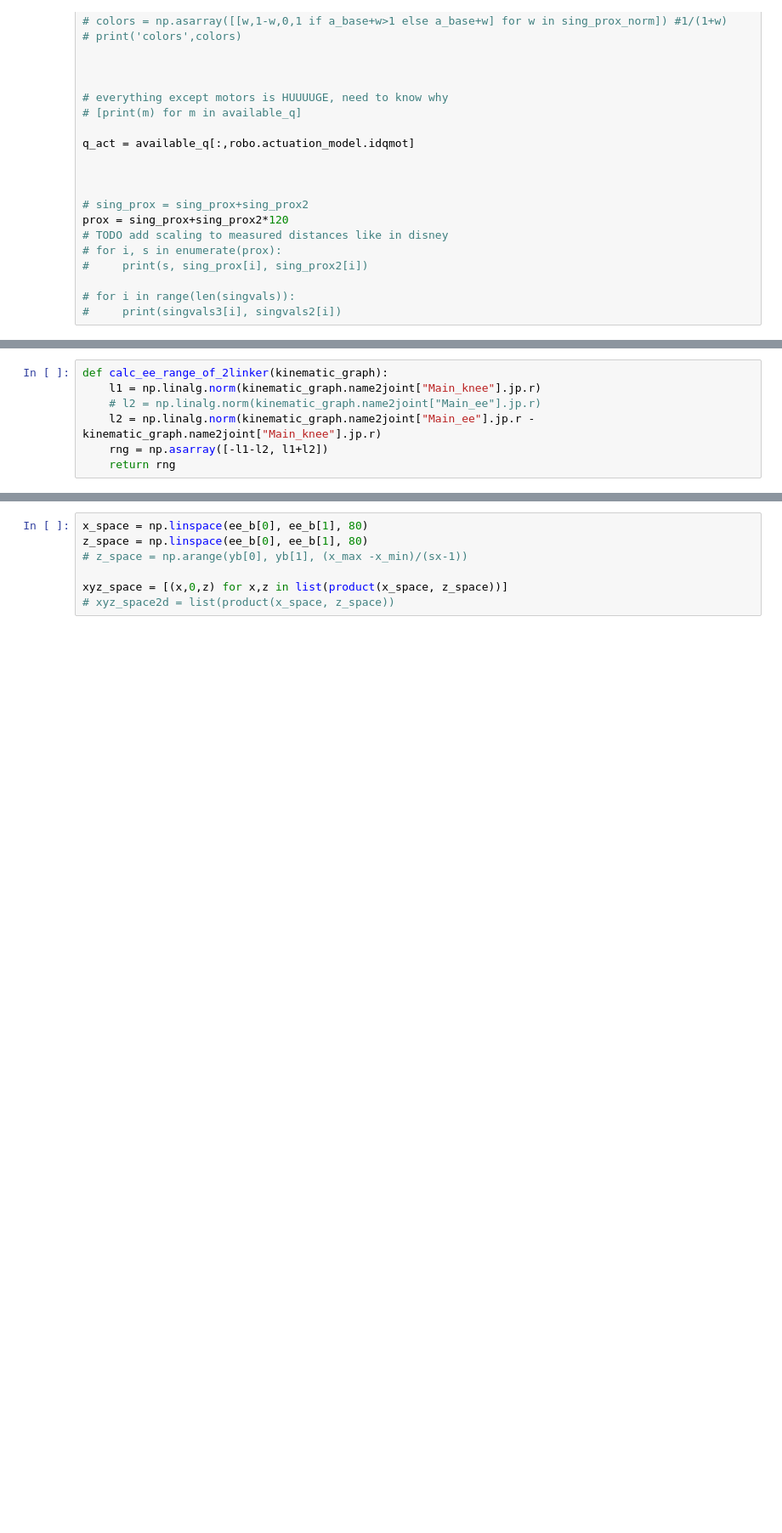
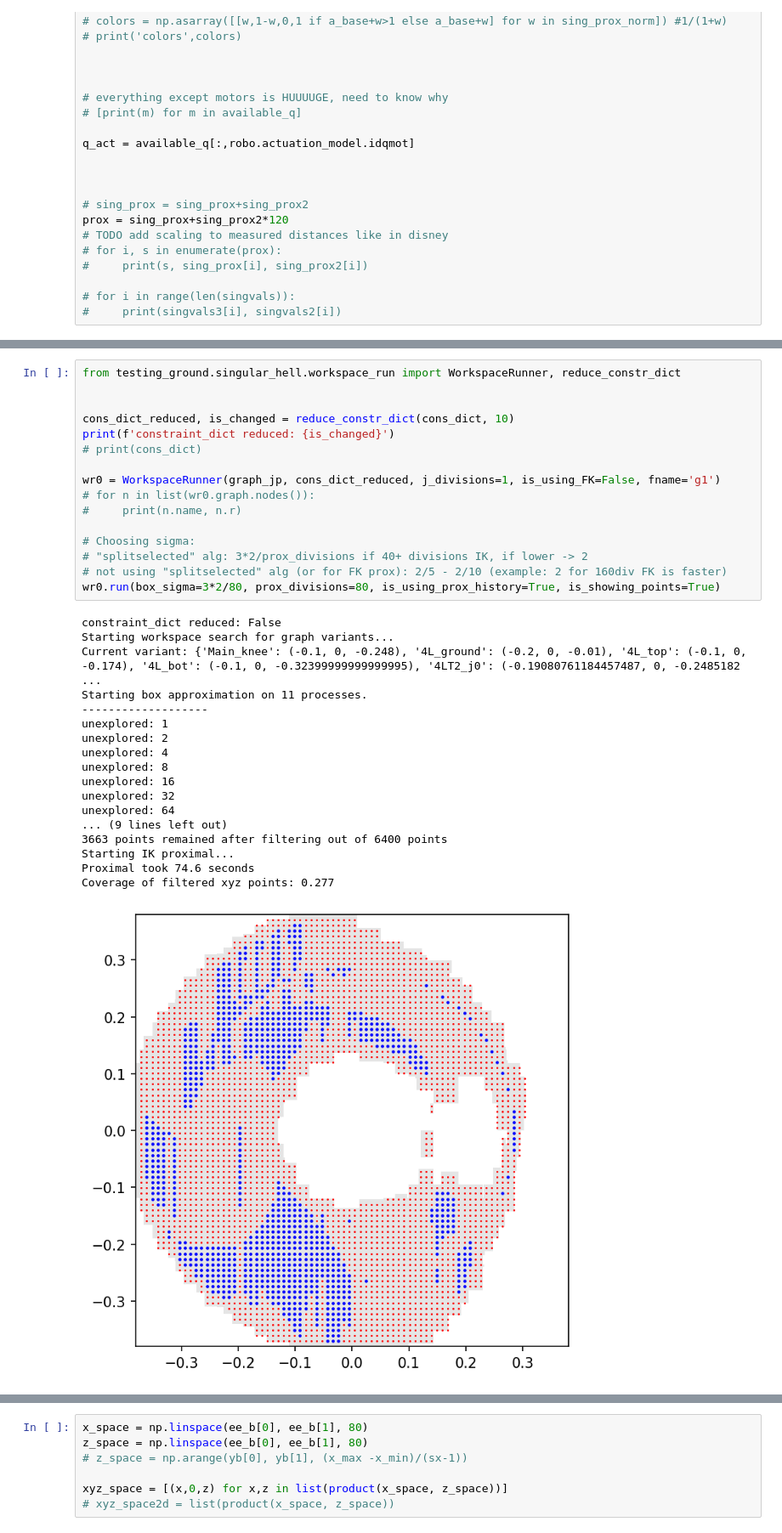
Before and after one commit to LicAiBeerLab/auto-robotics-design, a Jupyter notebook: testing_ground/singular_hell/prox_n_boxes_combined.ipynb, the cells around one changed output, grey strips where cells are left out. Shown at 85% size. Saved outputs shown, nothing was run; the diff lists cells and outputs as text; blank space fills up the shorter version.

```diff
--- a/testing_ground/singular_hell/prox_n_boxes_combined.ipynb
+++ b/testing_ground/singular_hell/prox_n_boxes_combined.ipynb
@@ -718,7 +583,35 @@ kinematic_graph.define_link_frames()
-# %%
-def calc_ee_range_of_2linker(kinematic_graph):
-    l1 = np.linalg.norm(kinematic_graph.name2joint["Main_knee"].jp.r)
-    # l2 = np.linalg.norm(kinematic_graph.name2joint["Main_ee"].jp.r)
-    l2 = np.linalg.norm(kinematic_graph.name2joint["Main_ee"].jp.r - kinematic_graph.name2joint["Main_knee"].jp.r)
-    rng = np.asarray([-l1-l2, l1+l2])
-    return rng
+# %%
+from testing_ground.singular_hell.workspace_run import WorkspaceRunner, reduce_constr_dict
+
+
+cons_dict_reduced, is_changed = reduce_constr_dict(cons_dict, 10)
+print(f'constraint_dict reduced: {is_changed}')
+# print(cons_dict)
+
+wr0 = WorkspaceRunner(graph_jp, cons_dict_reduced, j_divisions=1, is_using_FK=False, fname='g1')
+# for n in list(wr0.graph.nodes()):
+#     print(n.name, n.r)
+
+# Choosing sigma:
+# "splitselected" alg: 3*2/prox_divisions if 40+ divisions IK, if lower -> 2
+# not using "splitselected" alg (or for FK prox): 2/5 - 2/10 (example: 2 for 160div FK is faster)
+wr0.run(box_sigma=3*2/80, prox_divisions=80, is_using_prox_history=True, is_showing_points=True)
+# %% [output]
+constraint_dict reduced: False
+Starting workspace search for graph variants...
+Current variant: {'Main_knee': (-0.1, 0, -0.248), '4L_ground': (-0.2, 0, -0.01), '4L_top': (-0.1, 0, -0.174), '4L_bot': (-0.1, 0, -0.32399999999999995), '4LT2_j0': (-0.19080761184457487, 0, -0.2485182 ...
+Starting box approximation on 11 processes.
+-------------------
+unexplored: 1
+unexplored: 2
+unexplored: 4
+unexplored: 8
+unexplored: 16
+unexplored: 32
+unexplored: 64
+... (9 lines left out)
+3663 points remained after filtering out of 6400 points
+Starting IK proximal...
+Proximal took 74.6 seconds
+Coverage of filtered xyz points: 0.277
+[figure, added]
```
Also changed, not shown: parts of 36 cells of this notebook, 1 other file.
